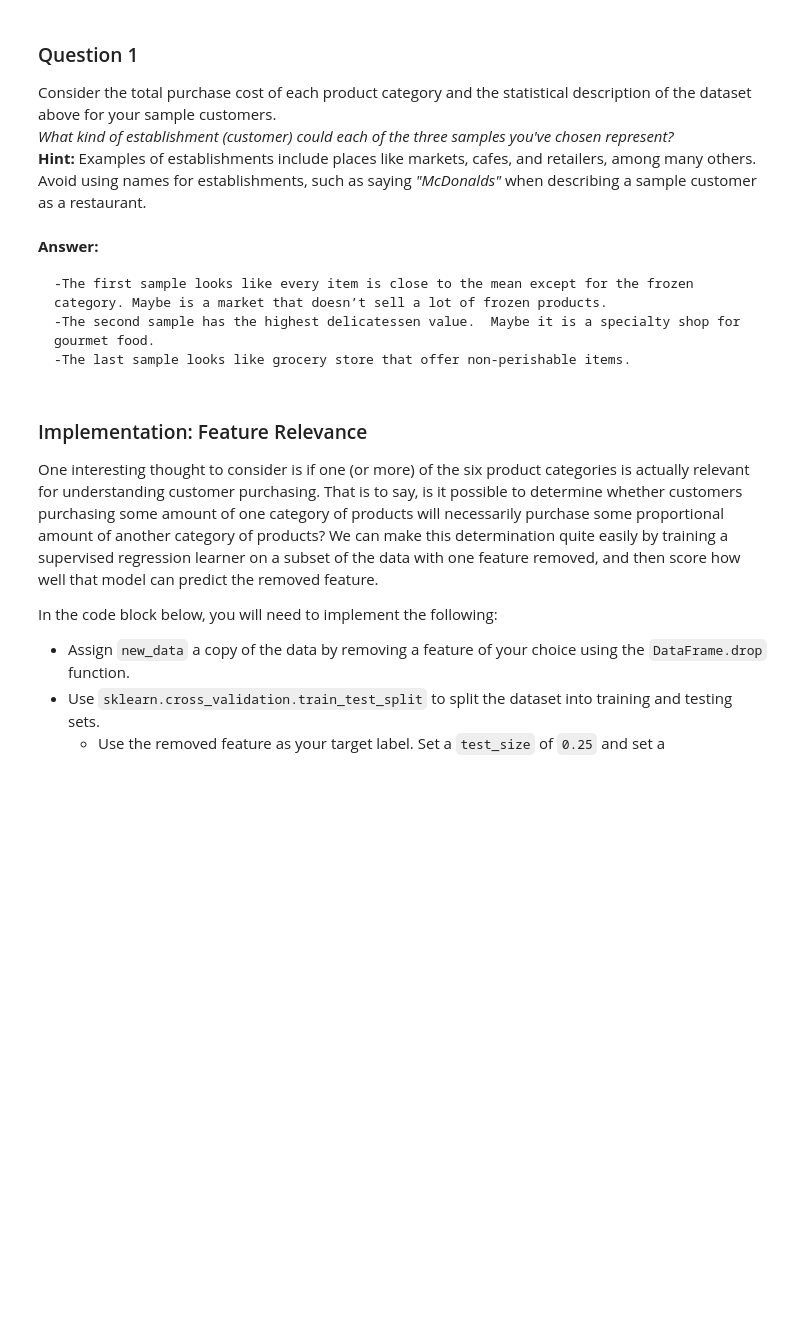
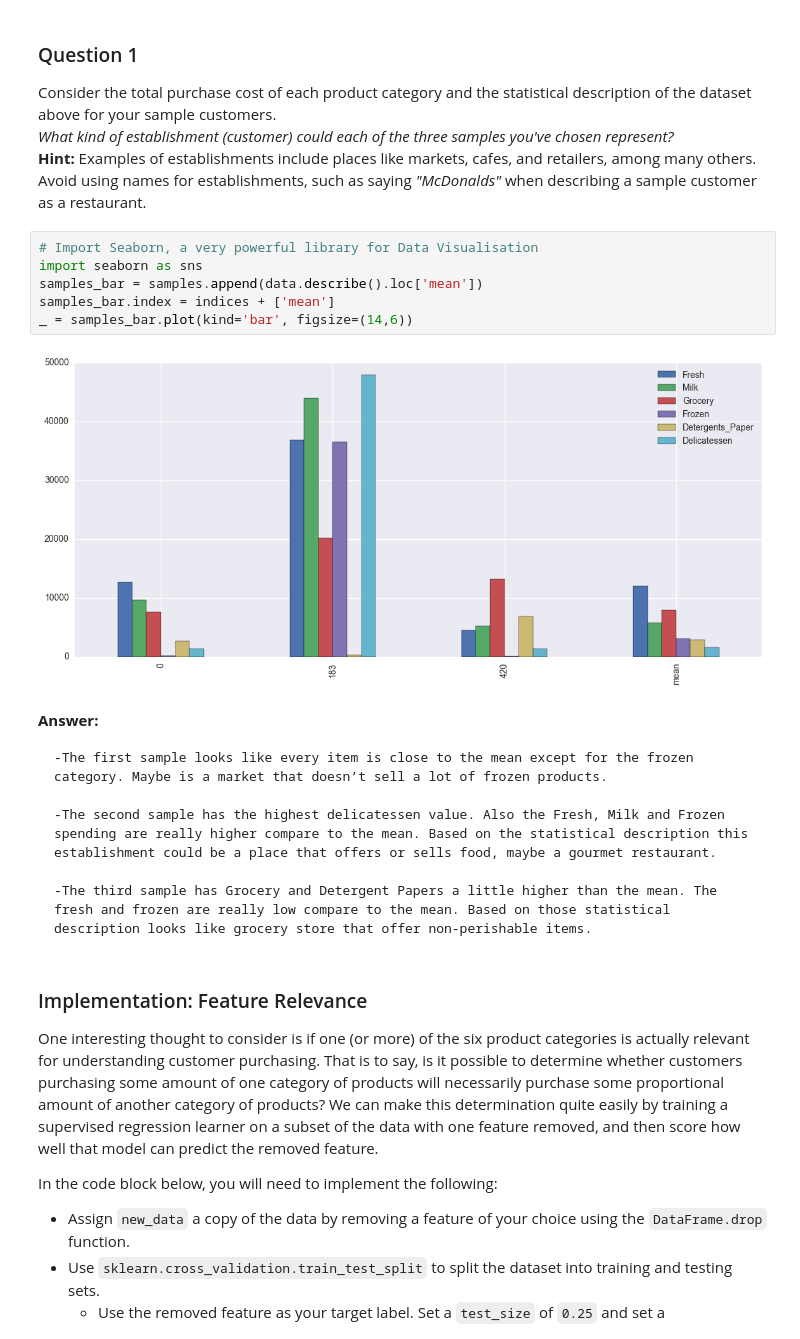
Before and after one commit to oscarinho/machine-learning, a Jupyter notebook: projects/customer_segments/customer_segments.ipynb, the cells around one changed output. Drawn from its saved outputs; the diff is of its cells as text; blank space fills up the shorter version.

```diff
--- a/projects/customer_segments/customer_segments.ipynb
+++ b/projects/customer_segments/customer_segments.ipynb
@@ -77,12 +77,22 @@ Chosen samples of wholesale customers dataset:
 Consider the total purchase cost of each product category and the statistical description of the dataset above for your sample customers.
 *What kind of establishment (customer) could each of the three samples you've chosen represent?*
 **Hint:** Examples of establishments include places like markets, cafes, and retailers, among many others. Avoid using names for establishments, such as saying *"McDonalds"* when describing a sample customer as a restaurant.
+# %%
+# Import Seaborn, a very powerful library for Data Visualisation
+import seaborn as sns
+samples_bar = samples.append(data.describe().loc['mean'])
+samples_bar.index = indices + ['mean']
+_ = samples_bar.plot(kind='bar', figsize=(14,6))
+# %% [output]
+[figure, added]
 # %% [markdown]
 **Answer:**
 
     -The first sample looks like every item is close to the mean except for the frozen category. Maybe is a market that doesn’t sell a lot of frozen products.
-    -The second sample has the highest delicatessen value.  Maybe it is a specialty shop for gourmet food.
-    -The last sample looks like grocery store that offer non-perishable items.
+
+    -The second sample has the highest delicatessen value. Also the Fresh, Milk and Frozen spending are really higher compare to the mean. Based on the statistical description this establishment could be a place that offers or sells food, maybe a gourmet restaurant.
+
+    -The third sample has Grocery and Detergent Papers a little higher than the mean. The fresh and frozen are really low compare to the mean. Based on those statistical description looks like grocery store that offer non-perishable items.
 # %% [markdown]
 ### Implementation: Feature Relevance
 One interesting thought to consider is if one (or more) of the six product categories is actually relevant for understanding customer purchasing. That is to say, is it possible to determine whether customers purchasing some amount of one category of products will necessarily purchase some proportional amount of another category of products? We can make this determination quite easily by training a supervised regression learner on a subset of the data with one feature removed, and then score how well that model can predict the removed feature.
```
Also changed, not shown: parts of 17 cells of this notebook, 1 other file.
